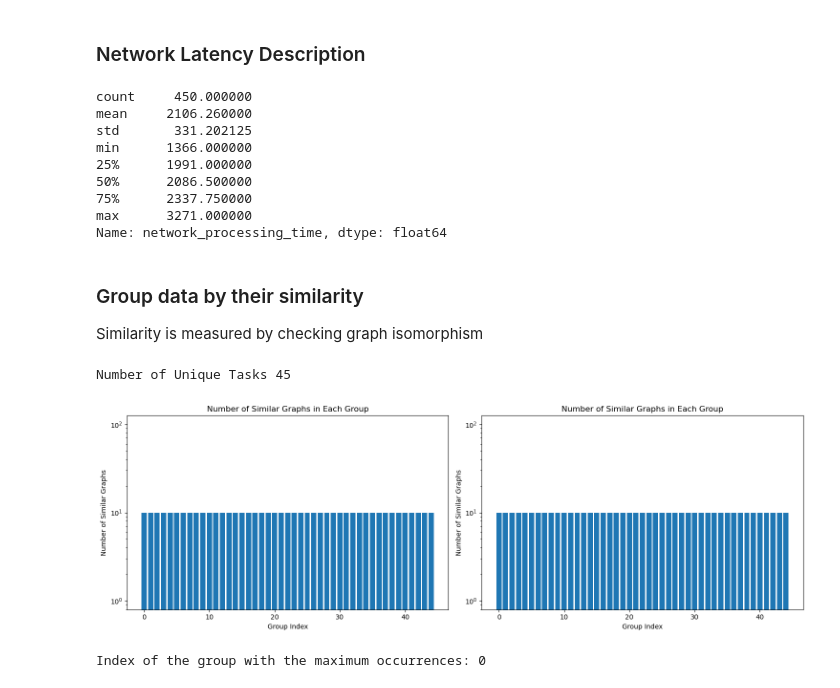
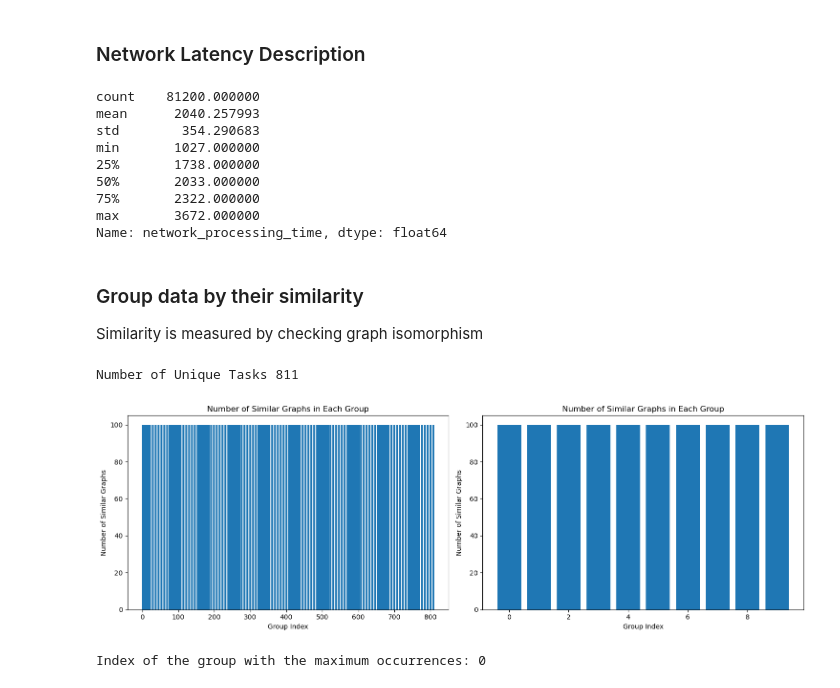
Before and after one commit to faseelmo/noc_latency_predictor, a Jupyter notebook: training_data/task_from_graph_analysis.ipynb, the cells around one changed output. Saved outputs shown, nothing was run; the diff lists cells and outputs as text; code cells hidden in the pictures.

```diff
--- a/training_data/task_from_graph_analysis.ipynb
+++ b/training_data/task_from_graph_analysis.ipynb
@@ -35,7 +35,7 @@ def load_data_as_dict(directory_path):
 
     return list_of_dicts, list_of_uuids
 # %%
-data, _ = load_data_as_dict('data/garbage')
+data, _ = load_data_as_dict('data/task_from_graph')
 # %% [markdown]
 ### Network Latency Description
 # %%
@@ -44,14 +44,14 @@ df = pd.DataFrame(data)
 df['network_processing_time'] = pd.to_numeric(df['network_processing_time'])
 df['network_processing_time'].describe()
 # %% [output]
-count     450.000000
-mean     2106.260000
-std       331.202125
-min      1366.000000
-25%      1991.000000
-50%      2086.500000
-75%      2337.750000
-max      3271.000000
+count    81200.000000
+mean      2040.257993
+std        354.290683
+min       1027.000000
+25%       1738.000000
+50%       2033.000000
+75%       2322.000000
+max       3672.000000
 Name: network_processing_time, dtype: float64
 # %% [markdown]
 ### Group data by their similarity
@@ -114,34 +114,34 @@ Each unique graph is a list with all its occurences
 """
 print("Number of Unique Tasks", len(list_of_same_graphs))
 # %% [output]
-Number of Unique Tasks 45
+Number of Unique Tasks 811
 # %%
 num_similar_graph = [len(group) for group in list_of_same_graphs]
 # print("Number of similar graphs for each unique task:", num_similar_graph)
 
 import matplotlib.pyplot as plt
 
 fig, axs = plt.subplots(1, 2, figsize=(15, 5))
 
 # Plot the first graph on the first subplot
 axs[0].bar(range(len(num_similar_graph)), num_similar_graph)
-axs[0].set_yscale('log')
+# axs[0].set_yscale('log')
 axs[0].set_xlabel('Group Index')
 axs[0].set_ylabel('Number of Similar Graphs')
 axs[0].set_title('Number of Similar Graphs in Each Group')
 
 # Plot the second graph on the second subplot
-num_similar_graph = num_similar_graph[0:50]
+num_similar_graph = num_similar_graph[0:100]
 axs[1].bar(range(len(num_similar_graph)), num_similar_graph)
-axs[1].set_yscale('log')
+# axs[1].set_yscale('log')
 axs[1].set_xlabel('Group Index')
 axs[1].set_ylabel('Number of Similar Graphs')
 axs[1].set_title('Number of Similar Graphs in Each Group')
 
 plt.tight_layout()
 plt.show()
 # %% [output]
-[figure, old version]
+[figure, new version]
 # %%
 max_occurrences_index = num_similar_graph.index(max(num_similar_graph))
 print("Index of the group with the maximum occurrences:", max_occurrences_index)
```
Also changed, not shown: 11 other files.
